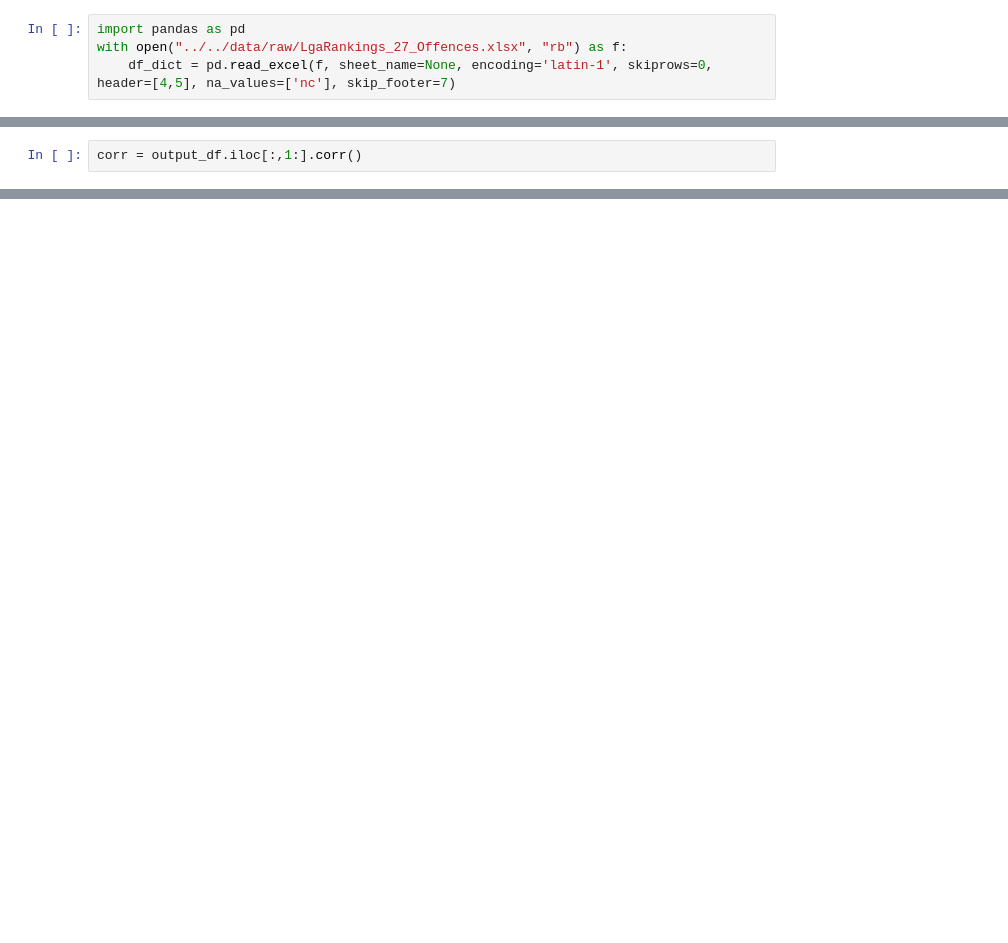
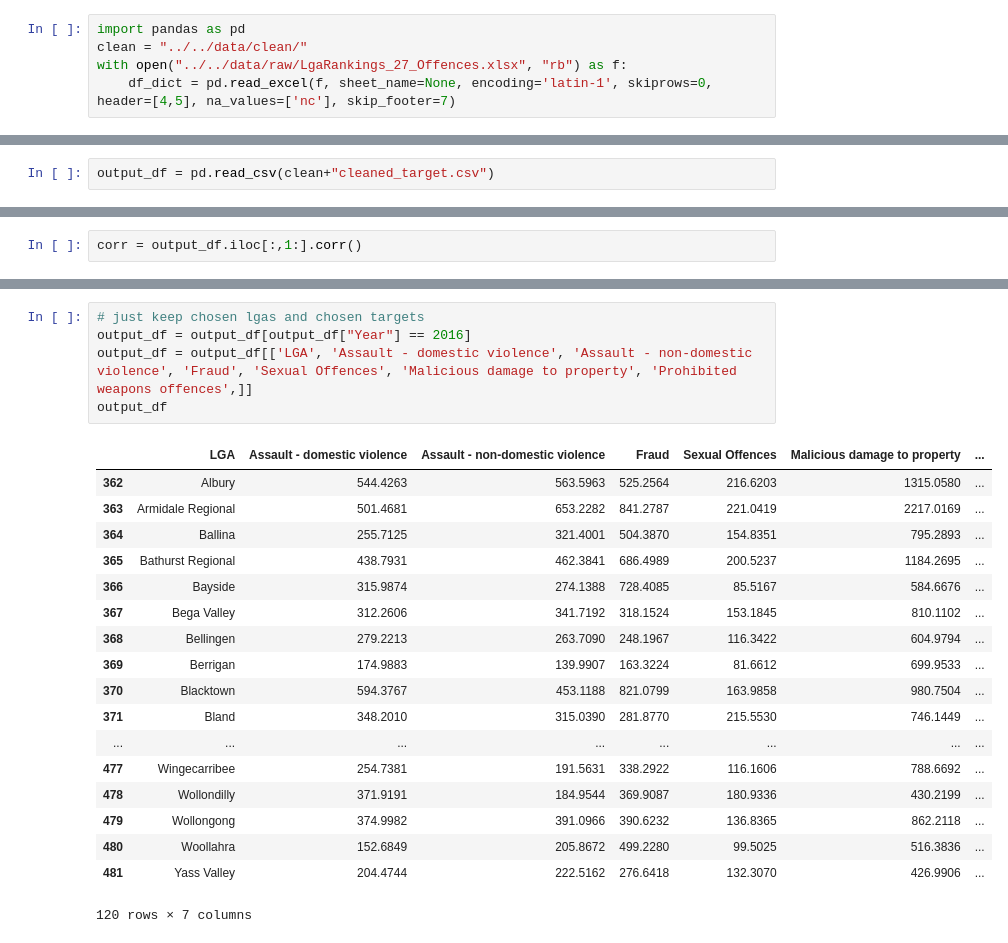
Before and after one commit to desultir/capstone, a Jupyter notebook: notebooks/tdm/clean bocsar data.ipynb, the cells around one changed output, grey strips where cells are left out. Drawn from its saved outputs; the diff is of its cells as text; blank space fills up the shorter version.

```diff
--- a/notebooks/tdm/clean bocsar data.ipynb
+++ b/notebooks/tdm/clean bocsar data.ipynb
@@ -1,4 +1,5 @@
 # %%
 import pandas as pd
+clean = "../../data/clean/"
 with open("../../data/raw/LgaRankings_27_Offences.xlsx", "rb") as f:
     df_dict = pd.read_excel(f, sheet_name=None, encoding='latin-1', skiprows=0, header=[4,5], na_values=['nc'], skip_footer=7)
@@ -104,5 +44,7 @@ Name: Other theft, dtype: float64
 # %%
 output_df.to_csv("cleaned_target.csv")
+# %%
+output_df = pd.read_csv(clean+"cleaned_target.csv")
 # %%
 import numpy as np
 variance = output_df.var()
@@ -197,0 +85,24 @@ corr
+# %%
+# just keep chosen lgas and chosen targets
+output_df = output_df[output_df["Year"] == 2016]
+output_df = output_df[['LGA', 'Assault - domestic violence', 'Assault - non-domestic violence', 'Fraud', 'Sexual Offences', 'Malicious damage to property', 'Prohibited weapons offences',]]
+output_df
+# %% [output]
+|  | LGA | Assault - domestic violence | Assault - non-domestic violence | Fraud | Sexual Offences | Malicious damage to property | ... |
+| 362 | Albury | 544.4263 | 563.5963 | 525.2564 | 216.6203 | 1315.0580 | ... |
+| 363 | Armidale Regional | 501.4681 | 653.2282 | 841.2787 | 221.0419 | 2217.0169 | ... |
+| 364 | Ballina | 255.7125 | 321.4001 | 504.3870 | 154.8351 | 795.2893 | ... |
+| 365 | Bathurst Regional | 438.7931 | 462.3841 | 686.4989 | 200.5237 | 1184.2695 | ... |
+| 366 | Bayside | 315.9874 | 274.1388 | 728.4085 | 85.5167 | 584.6676 | ... |
+| 367 | Bega Valley | 312.2606 | 341.7192 | 318.1524 | 153.1845 | 810.1102 | ... |
+| 368 | Bellingen | 279.2213 | 263.7090 | 248.1967 | 116.3422 | 604.9794 | ... |
+| 369 | Berrigan | 174.9883 | 139.9907 | 163.3224 | 81.6612 | 699.9533 | ... |
+| 370 | Blacktown | 594.3767 | 453.1188 | 821.0799 | 163.9858 | 980.7504 | ... |
+| 371 | Bland | 348.2010 | 315.0390 | 281.8770 | 215.5530 | 746.1449 | ... |
+| ... | ... | ... | ... | ... | ... | ... | ... |
+| 477 | Wingecarribee | 254.7381 | 191.5631 | 338.2922 | 116.1606 | 788.6692 | ... |
+| 478 | Wollondilly | 371.9191 | 184.9544 | 369.9087 | 180.9336 | 430.2199 | ... |
+| 479 | Wollongong | 374.9982 | 391.0966 | 390.6232 | 136.8365 | 862.2118 | ... |
+| 480 | Woollahra | 152.6849 | 205.8672 | 499.2280 | 99.5025 | 516.3836 | ... |
+| 481 | Yass Valley | 204.4744 | 222.5162 | 276.6418 | 132.3070 | 426.9906 | ... |
+120 rows × 7 columns
```
Also changed, not shown: parts of 11 cells of this notebook, 4 other files.
